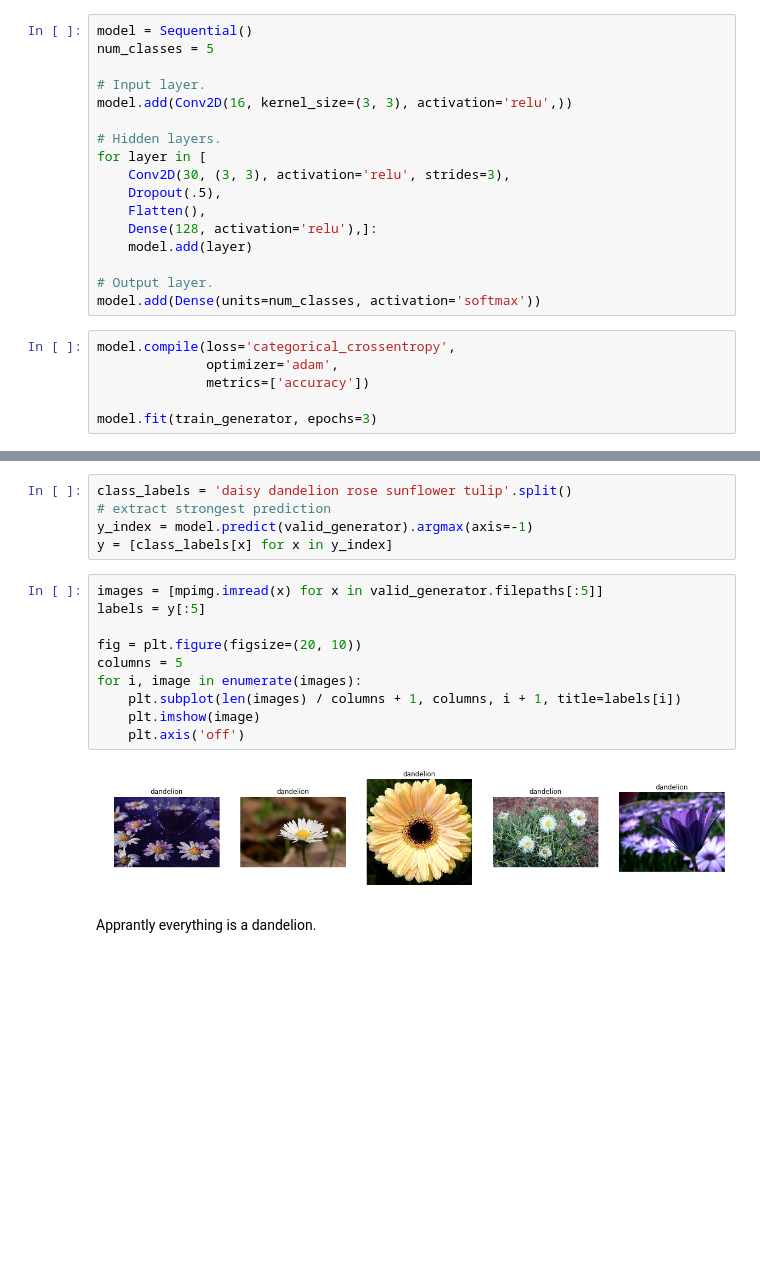
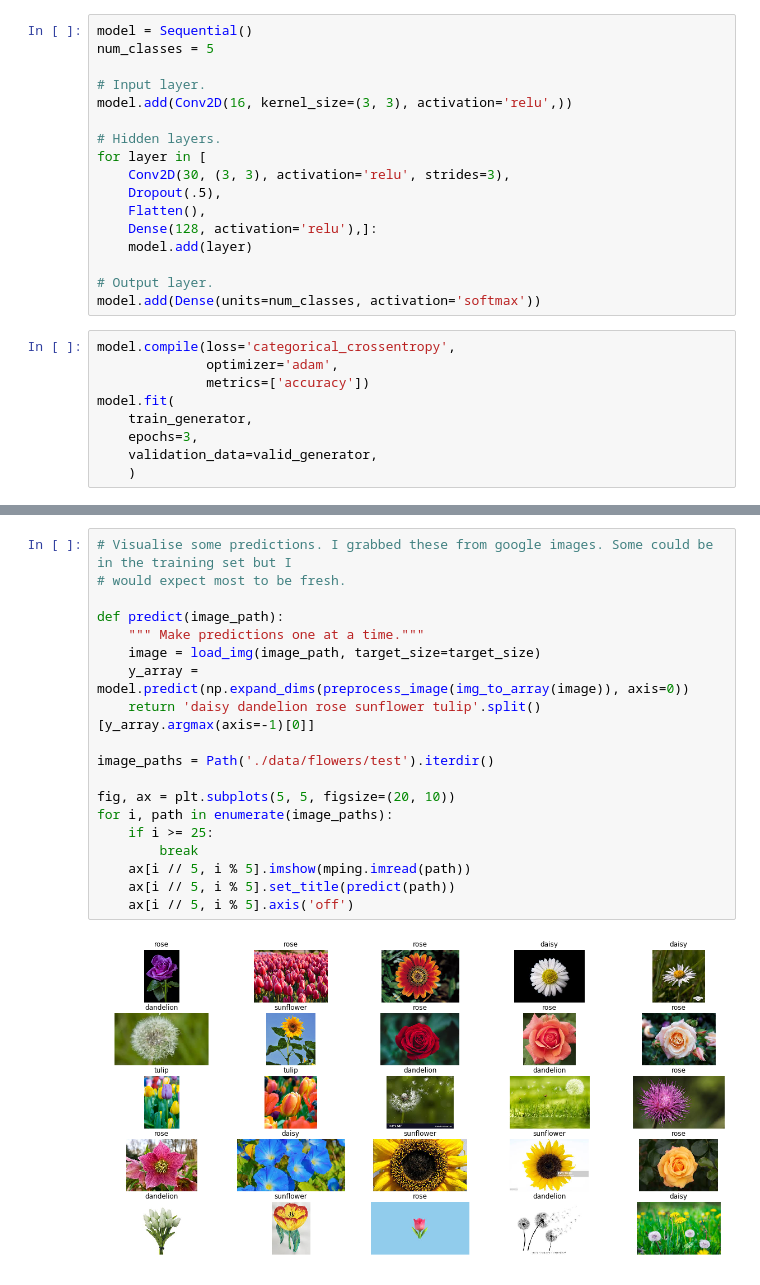
Before and after one commit to hlud6646/ds, a Jupyter notebook: Templates/Image Classification Example.ipynb, the cells around one changed output, grey strips where cells are left out. Drawn from its saved outputs; the diff is of its cells as text; blank space fills up the shorter version.

Commit message:
got flowers looking good

```diff
--- a/Templates/Image Classification Example.ipynb
+++ b/Templates/Image Classification Example.ipynb
@@ -134,6 +142,9 @@ model.add(Dense(units=num_classes, activation='softmax'))
 model.compile(loss='categorical_crossentropy',
               optimizer='adam',
               metrics=['accuracy'])
-
-model.fit(train_generator, epochs=3)
+model.fit(
+    train_generator,
+    epochs=3,
+    validation_data=valid_generator,
+    )
 # %% [output]
@@ -147,20 +162,22 @@ Epoch 3/3
 <tensorflow.python.keras.callbacks.History at 0x...>
-# %%
-class_labels = 'daisy dandelion rose sunflower tulip'.split()
-# extract strongest prediction
-y_index = model.predict(valid_generator).argmax(axis=-1)
-y = [class_labels[x] for x in y_index]
-# %%
-images = [mpimg.imread(x) for x in valid_generator.filepaths[:5]]
-labels = y[:5]
-
-fig = plt.figure(figsize=(20, 10))
-columns = 5
-for i, image in enumerate(images):
-    plt.subplot(len(images) / columns + 1, columns, i + 1, title=labels[i])
-    plt.imshow(image)
-    plt.axis('off')
-# %% [output]
-[figure, removed]
-# %% [markdown]
-Apprantly everything is a dandelion.
+# %%
+# Visualise some predictions. I grabbed these from google images. Some could be in the training set but I
+# would expect most to be fresh.
+
+def predict(image_path):
+    """ Make predictions one at a time."""
+    image = load_img(image_path, target_size=target_size)
+    y_array = model.predict(np.expand_dims(preprocess_image(img_to_array(image)), axis=0))
+    return 'daisy dandelion rose sunflower tulip'.split()[y_array.argmax(axis=-1)[0]]
+
+image_paths = Path('./data/flowers/test').iterdir()
+
+fig, ax = plt.subplots(5, 5, figsize=(20, 10))
+for i, path in enumerate(image_paths):
+    if i >= 25:
+        break
+    ax[i // 5, i % 5].imshow(mping.imread(path))
+    ax[i // 5, i % 5].set_title(predict(path))
+    ax[i // 5, i % 5].axis('off')
+# %% [output]
+[figure, added]
```
Also changed, not shown: parts of 5 cells of this notebook.
